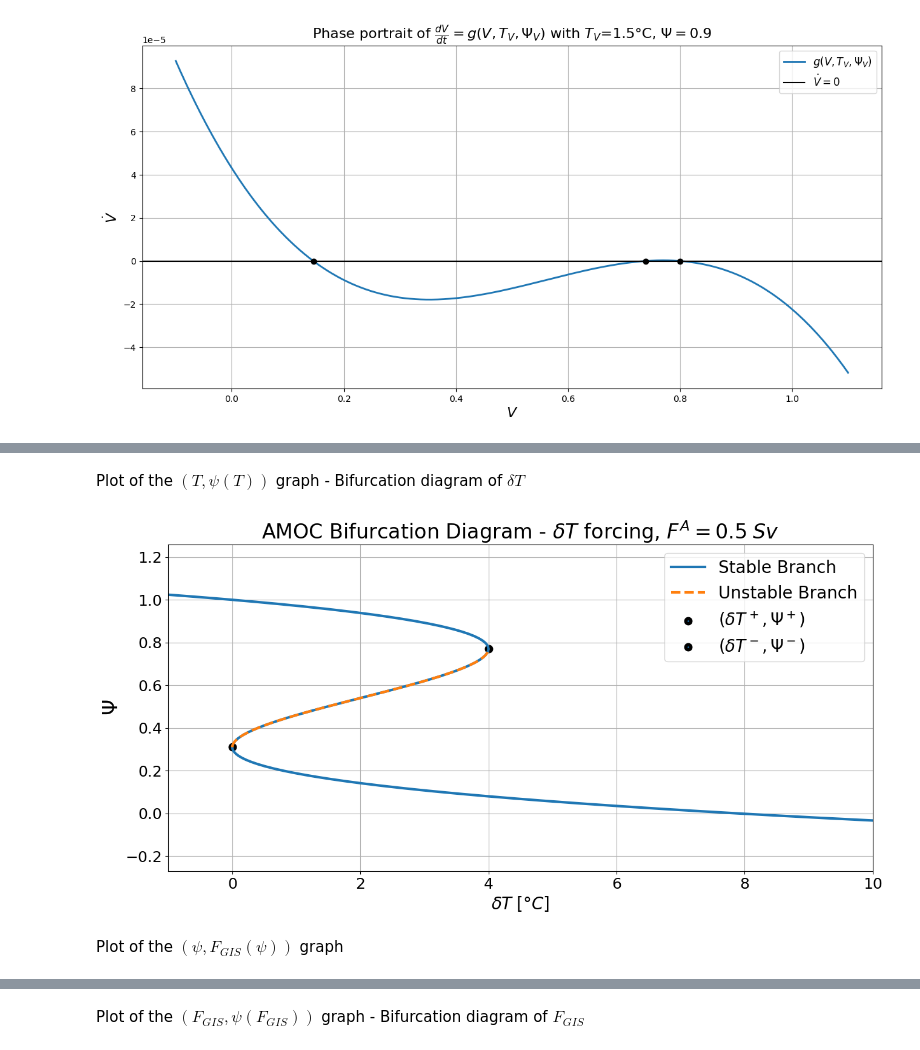
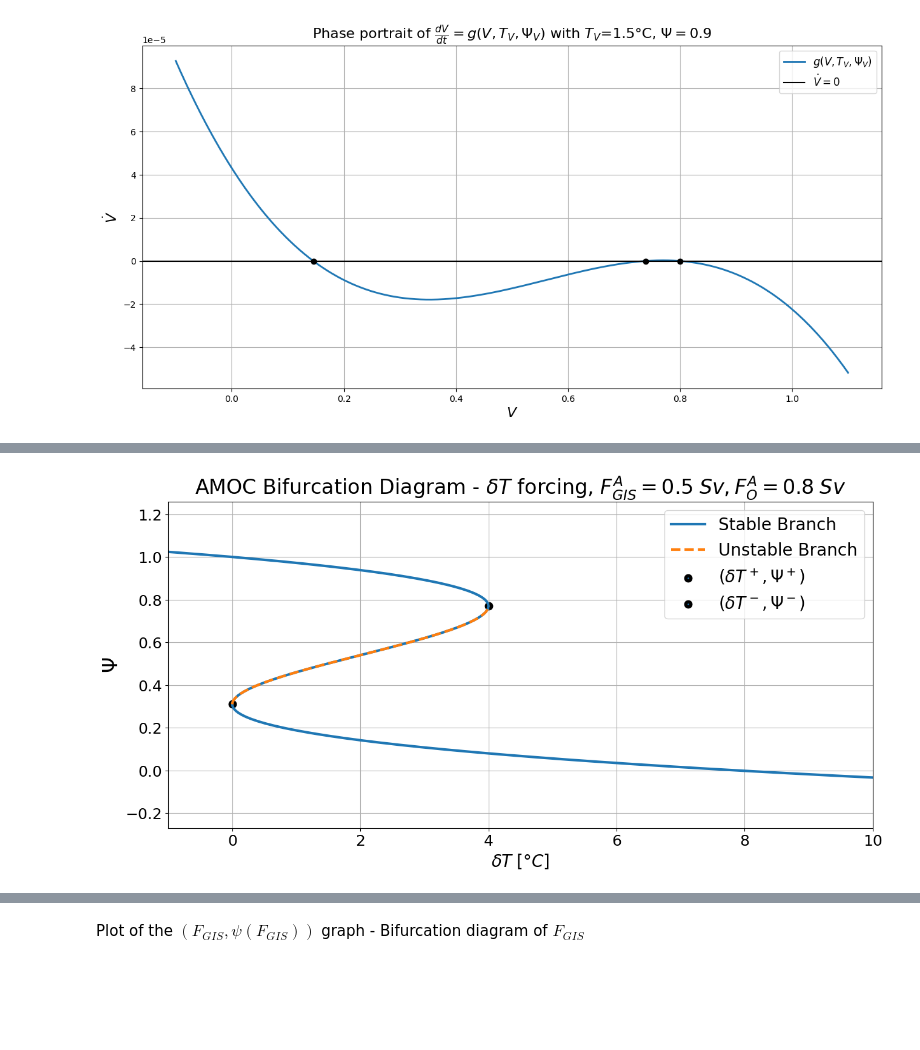
Before and after one commit to AmauryLaridon/LPHYS2299-Master-s-Thesis, a Jupyter notebook: AMOC-GIS Tipping Module/Tipping Module Calibration - Param B/Tipping Module Calibration ParamB.ipynb, the cells around one changed output, grey strips where cells are left out. Cells and saved outputs as stored; diff of their text form; code cells hidden in the pictures; blank space fills up the shorter version.

Commit message:
Init et v1.0 module calib paramB

```diff
--- a/AMOC-GIS Tipping Module/Tipping Module Calibration - Param B/Tipping Module Calibration ParamB.ipynb
+++ b/AMOC-GIS Tipping Module/Tipping Module Calibration - Param B/Tipping Module Calibration ParamB.ipynb
@@ -490,20 +467,25 @@ The **second method** is to define a more general algorithm for finding explicit
 # %%
-# Definition of the function folowing Eq.(7) and Eq.(8) #
+# Definition of the function folowing Eq.(8-10) #
 def T_funct_psi(psi):
-  return ((psi**3 - a_AMOC*(psi**2) - b_AMOC*psi - c_AMOC - e_AMOC*F_A)*(1/d_AMOC))
+  return ((psi**3 - a_AMOC*(psi**2) - b_AMOC*psi - c_AMOC - e_AMOC*FGIS_A- f_AMOC*FO_A)*(1/d_AMOC))
 
-def F_funct_psi(psi):
-  return ((psi**3 - a_AMOC*(psi**2) - b_AMOC*psi - c_AMOC - d_AMOC*T_B)*(1/e_AMOC))
+def FGIS_funct_psi(psi):
+  return ((psi**3 - a_AMOC*(psi**2) - b_AMOC*psi - c_AMOC - d_AMOC*TAMOC_B - f_AMOC*FO_B)*(1/e_AMOC))
+
+def FO_funct_psi(psi):
+  return ((psi**3 - a_AMOC*(psi**2) - b_AMOC*psi - c_AMOC - d_AMOC*TAMOC_C - e_AMOC*FGIS_C)*(1/f_AMOC))
 
 # Computation of the functions #
 dx=0.01
 psi_range = np.arange(-0.2,1.2,dx)
 T_fct_psi = T_funct_psi(psi_range)
-F_fct_psi = F_funct_psi(psi_range)
+FGIS_fct_psi = FGIS_funct_psi(psi_range)
+FO_fct_psi = FO_funct_psi(psi_range)
 
 # Classification of the unstable branche #
 
 unstable_psi = np.arange(AMOC_crit_params[1], AMOC_crit_params[0], dx)
 T_fct_psi_unstable = T_funct_psi(unstable_psi)
-F_fct_psi_unstable = F_funct_psi(unstable_psi)
+FGIS_fct_psi_unstable = FGIS_funct_psi(unstable_psi)
+FO_fct_psi_unstable = FO_funct_psi(unstable_psi)
 # %% [markdown]
@@ -526,32 +493,28 @@ plt.show()
-# %% [markdown]
-Plot of the $(T, \psi(T))$ graph - Bifurcation diagram of $\delta T$
 # %%
 ### Plotting ###
 
 fig, ax = plt.subplots(1,1,figsize=(15,7))
 
 ## Plot of the bifurcation diagram ##
 plt.plot(T_fct_psi, psi_range, label="Stable Branch", lw=3)
 plt.plot(T_fct_psi_unstable, unstable_psi, color="tab:orange", label="Unstable Branch", lw=3, linestyle="dashed")
 
 ## Plot of the critical points ##
 plt.scatter(AMOC_crit_params[2],AMOC_crit_params[0], marker='o', color="#1f77b4", linewidths=4, edgecolors="black", label=r"$(\delta T^+, \Psi^+)$")
 plt.scatter(AMOC_crit_params[3],AMOC_crit_params[1], marker='o', color="#1f77b4", linewidths=4, edgecolors="black", label=r"$(\delta T^-, \Psi^-)$")
 
 ## Plot cosmetics ##
 ax.set_xlabel(r"$\delta T\;[°C]$", fontsize=20)
 ax.set_ylabel(r"$\Psi$", fontsize=24)
 ax.set_xbound([-1,10])
 plt.xticks(fontsize=18)
 plt.yticks(fontsize=18)
-plt.title(r"AMOC Bifurcation Diagram - $\delta T$ forcing, $F^A = {} \;Sv$".format(F_A), fontsize = 24)
+plt.title(r"AMOC Bifurcation Diagram - $\delta T$ forcing, $F_{GIS}^A$" + r"$= {} \;Sv, $".format(FGIS_A) + r"$F_O^A = {} \; Sv$".format(FO_A), fontsize = 24)
 plt.legend(fontsize=20)
 plt.grid()
 
 plt.show()
 
-fig.savefig(r"/home/amaury/Bureau/LPHYS2299 - Master's Thesis/Code/SURFER/SURFER - Tipping Module Calibration/Figures/Bifurcation Diagram/AMOC_T_BD_FA={}.png".format(F_A))
+fig.savefig(r"/home/amaury/Bureau/LPHYS2299 - Master's Thesis/Code/AMOC-GIS Tipping Module/Tipping Module Calibration - Param B/Figures/Bifurcation Diagram/AMOC_T_BD_FGISA={}_FOA={}.png".format(FGIS_A, FO_A))
 # %% [output]
-[figure, old version]
+[figure, new version]
-# %% [markdown]
-Plot of the $(\psi, F_{GIS}(\psi))$ graph
```
Also changed, not shown: parts of 11 cells of this notebook, 10 other files.
